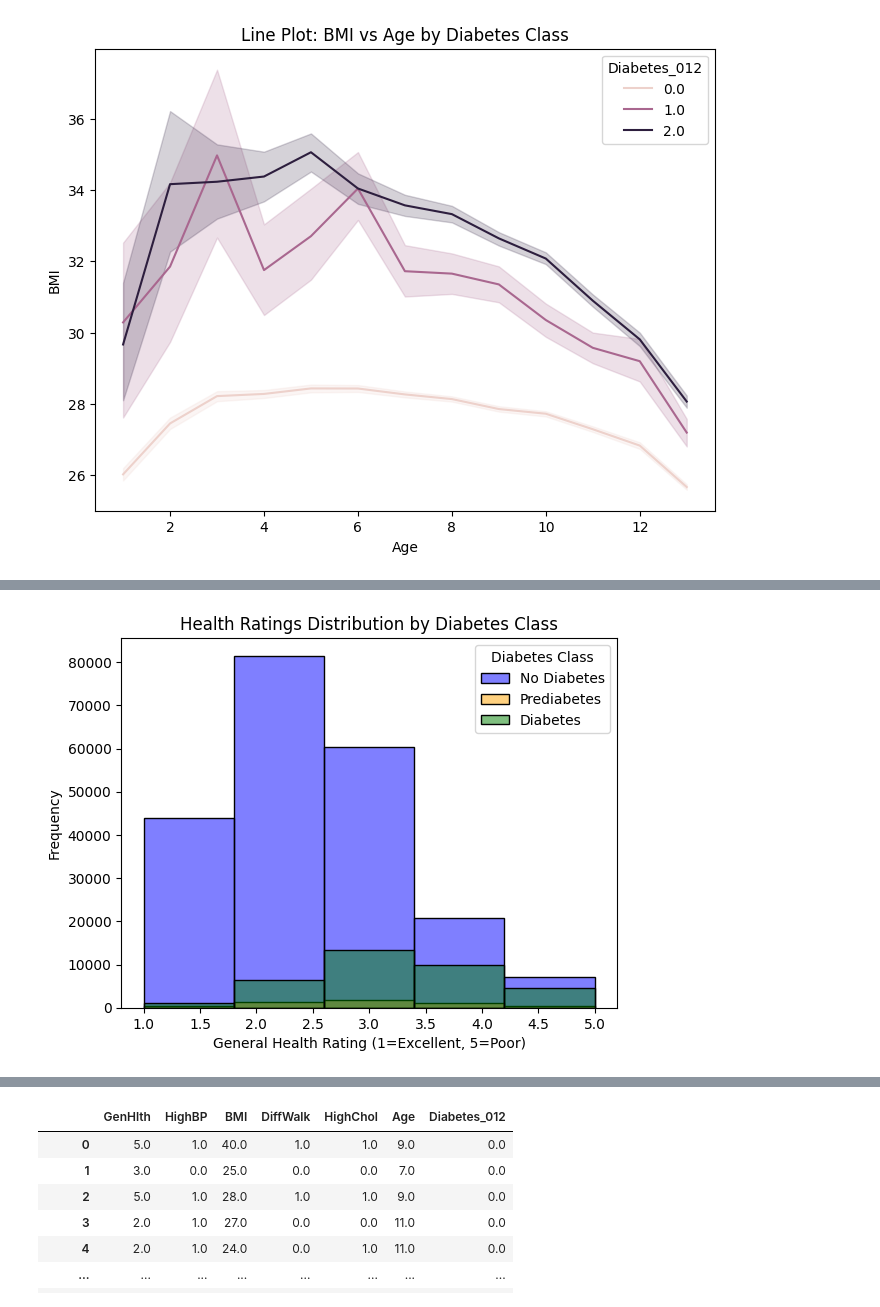
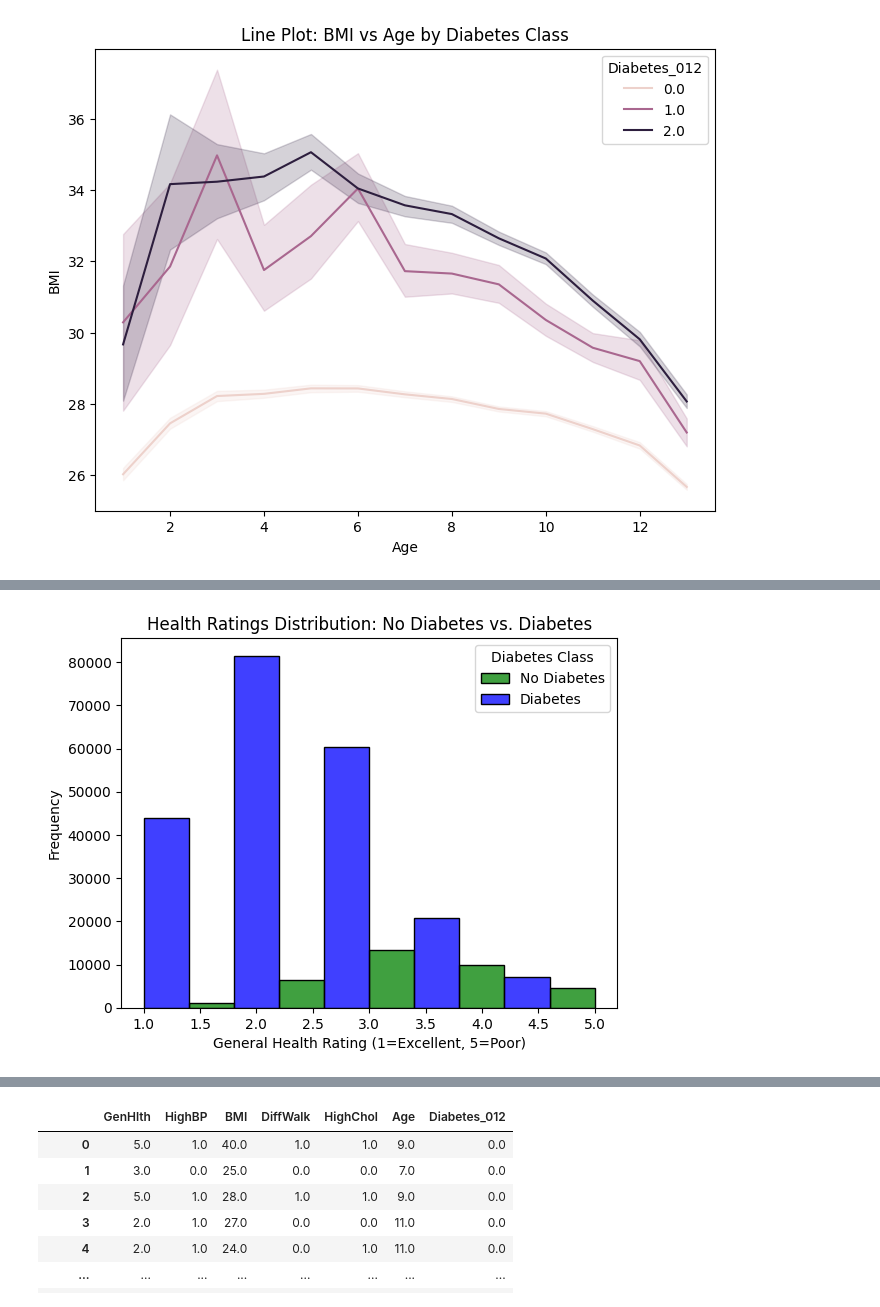
Before and after one commit to suhasp3/DiabetesClassifier, a Jupyter notebook: Project.ipynb, the cells around one changed output, grey strips where cells are left out. Drawn from its saved outputs; the diff is of its cells as text; code cells hidden in the pictures.

Commit message:
Add Health score histograms

```diff
--- a/Project.ipynb
+++ b/Project.ipynb
@@ -41,26 +83,27 @@ plt.show()
 # %%
 
-# Overlayed histogram for all Diabetes_012 classes
-for diabetes_class, color, label in zip(
-    [0, 1, 2], ['blue', 'orange', 'green'], ['No Diabetes', 'Prediabetes', 'Diabetes']
-):
-    sns.histplot(
-        data=diabetes[diabetes['Diabetes_012'] == diabetes_class],
-        x='GenHlth',
-        bins=5,
-        kde=False,
-        color=color,
-        label=label,
-        alpha=0.5
-    )
+# Filter the data to include only No Diabetes (0) and Diabetes (2)
+filtered_data = diabetes_large[diabetes_large['Diabetes_012'].isin([0, 2])]
 
-plt.title('Health Ratings Distribution by Diabetes Class')
+# Create a grouped histogram
+sns.histplot(
+    data=filtered_data,
+    x='GenHlth',
+    hue='Diabetes_012',
+    bins=5,
+    kde=False,
+    palette=['blue', 'green'],
+    multiple='dodge'  # Ensures the bars are side-by-side
+)
+
+# Add labels and title
+plt.title('Health Ratings Distribution: No Diabetes vs. Diabetes')
 plt.xlabel('General Health Rating (1=Excellent, 5=Poor)')
 plt.ylabel('Frequency')
-plt.legend(title='Diabetes Class')
+plt.legend(title='Diabetes Class', labels=['No Diabetes', 'Diabetes'])
 plt.show()
 # %% [output]
-[figure, old version]
+[figure, new version]
 # %%
 corrs = diabetes_large.corr(method='spearman')
 corrs
```
Also changed, not shown: parts of 3 cells of this notebook, 1 other file.
